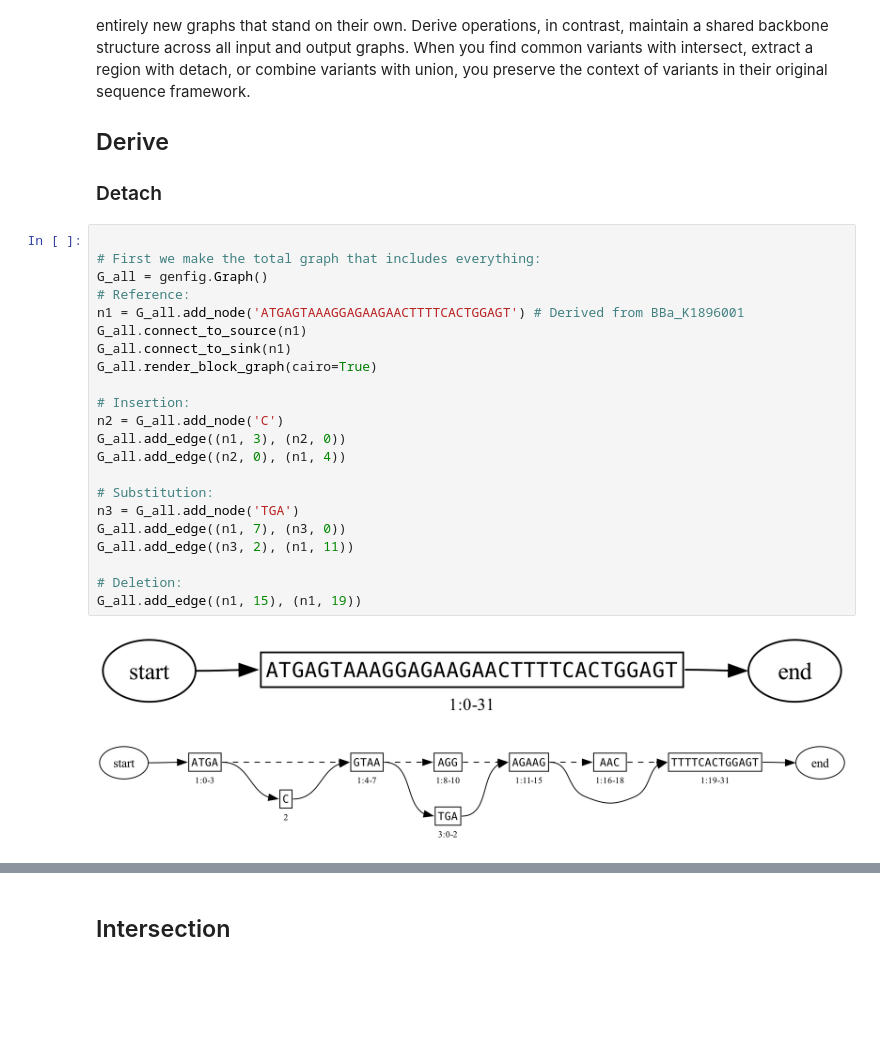
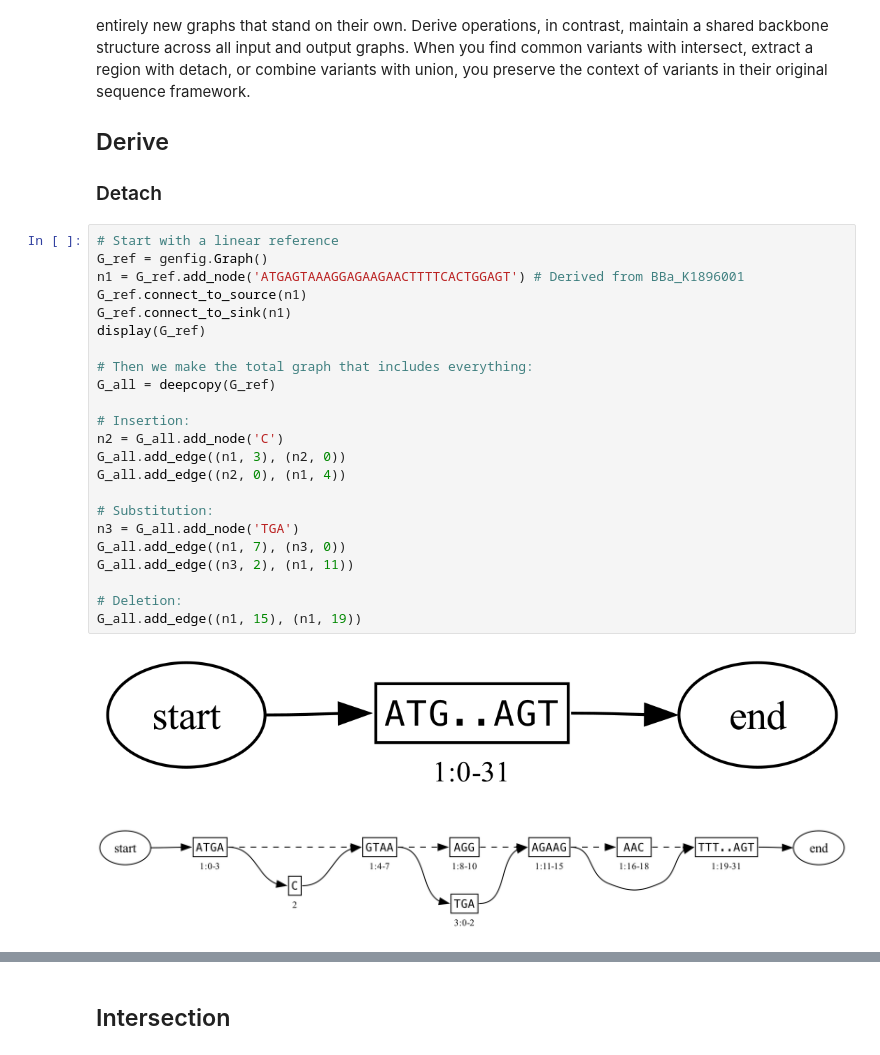
Before and after one commit to ginkgobioworks/gen, a Jupyter notebook: docs/figures/operators.ipynb, the cells around one changed output, grey strips where cells are left out. Saved outputs shown, nothing was run; the diff lists cells and outputs as text; blank space fills up the shorter version.

```diff
--- a/docs/figures/operators.ipynb
+++ b/docs/figures/operators.ipynb
@@ -16,27 +16,28 @@ This document describes two categories of graph operations called "derive" and "
 ## Derive
 ### Detach
 # %%
+# Start with a linear reference
+G_ref = genfig.Graph()
+n1 = G_ref.add_node('ATGAGTAAAGGAGAAGAACTTTTCACTGGAGT') # Derived from BBa_K1896001
+G_ref.connect_to_source(n1)
+G_ref.connect_to_sink(n1)
+display(G_ref)
 
-# First we make the total graph that includes everything:
-G_all = genfig.Graph()
-# Reference:
-n1 = G_all.add_node('ATGAGTAAAGGAGAAGAACTTTTCACTGGAGT') # Derived from BBa_K1896001
-G_all.connect_to_source(n1)
-G_all.connect_to_sink(n1)
-G_all.render_block_graph(cairo=True)
+# Then we make the total graph that includes everything:
+G_all = deepcopy(G_ref)
 
 # Insertion:
 n2 = G_all.add_node('C')
 G_all.add_edge((n1, 3), (n2, 0))
 G_all.add_edge((n2, 0), (n1, 4))
 
 # Substitution:
 n3 = G_all.add_node('TGA')
 G_all.add_edge((n1, 7), (n3, 0))
 G_all.add_edge((n3, 2), (n1, 11))
 
 # Deletion:
 G_all.add_edge((n1, 15), (n1, 19))
 # %% [output]
-[figure, old version]
+[figure, new version]
-[figure, old version]
+[figure, new version]
```
Also changed, not shown: parts of 9 cells of this notebook, 2 other files.
